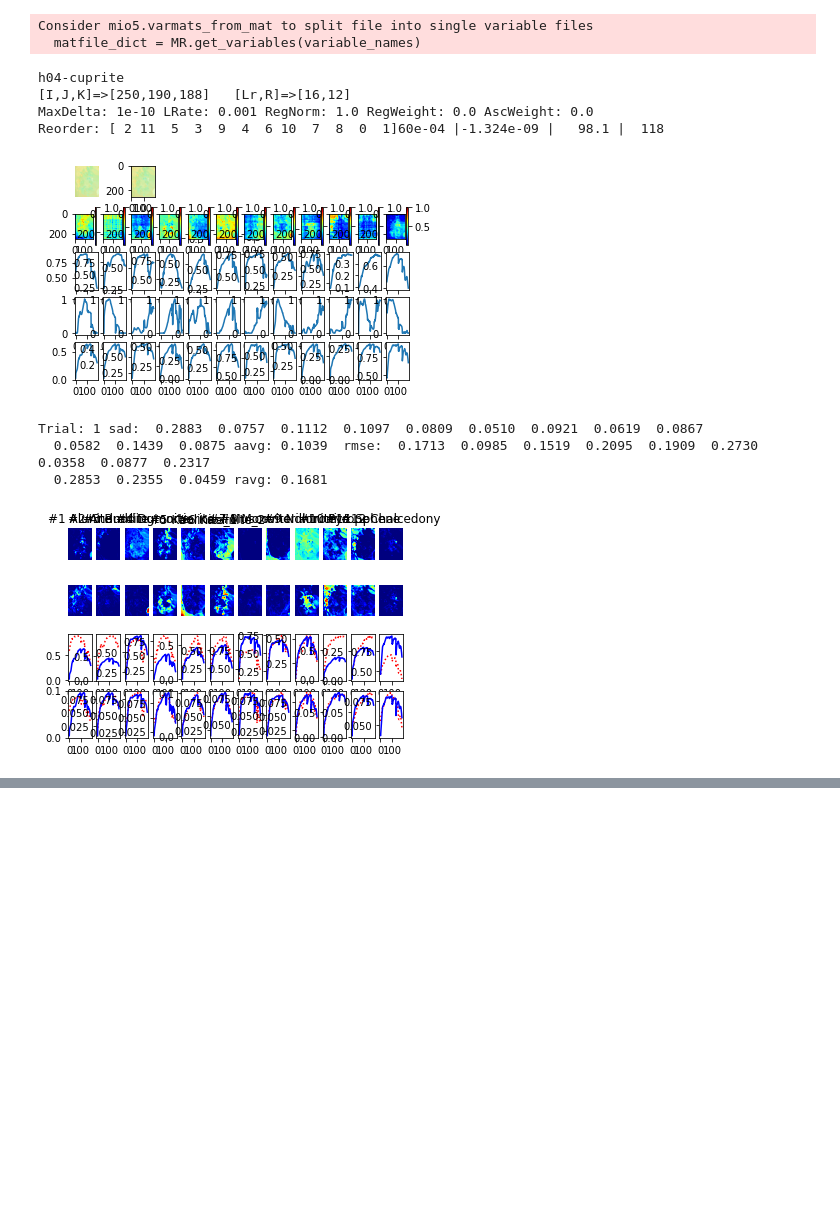
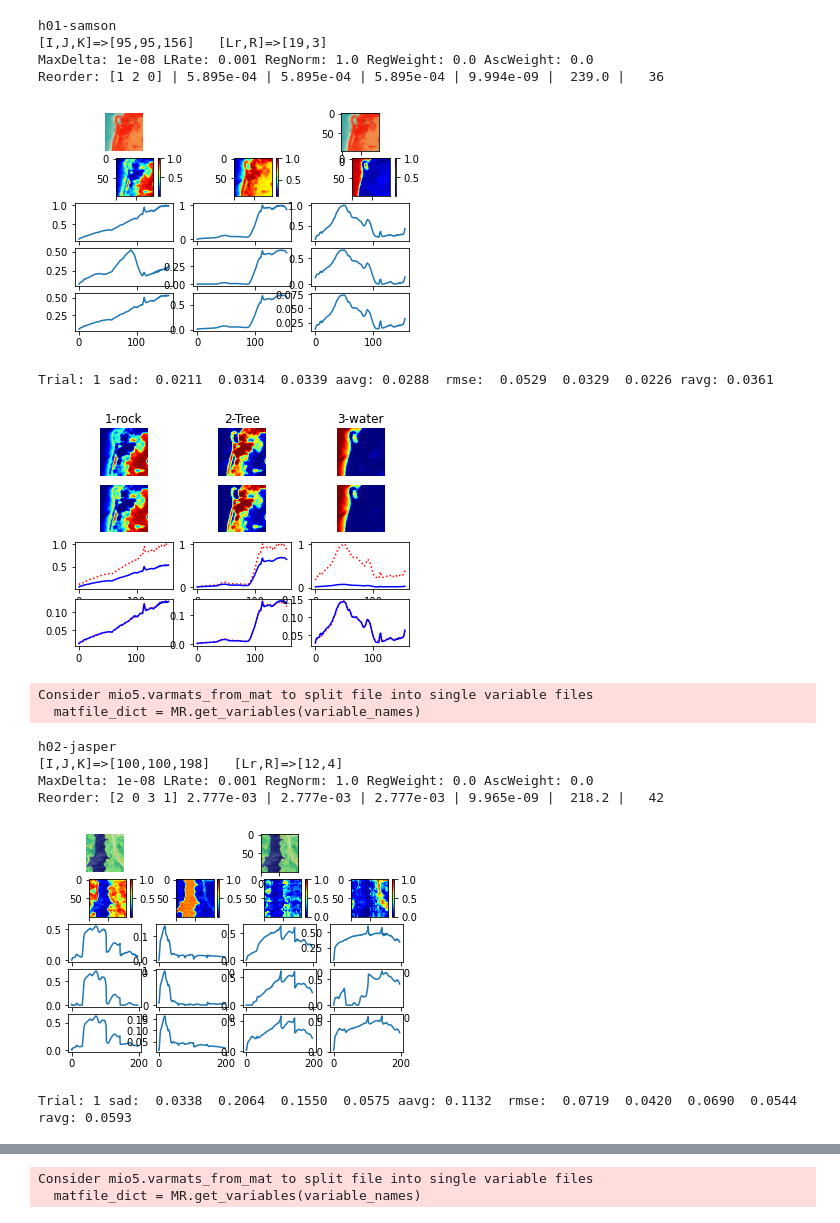
Before and after one commit to wilonavas/NNTF, a Jupyter notebook: scratch.ipynb, the cells around one changed output, grey strips where cells are left out. Saved outputs shown, nothing was run; the diff lists cells and outputs as text; code cells hidden in the pictures; blank space fills up the shorter version.

```diff
--- a/scratch.ipynb
+++ b/scratch.ipynb
@@ -45,60 +28,62 @@ AbundanceFromTarget = False
 # %%
 #for fn,Lr in zip(filenames,lowranks):
 for fn in filenames:
-    for Lr in lowranks:
+    #for Lr in lowranks:
         matdict = sio.loadmat(datapath + fn)
         Y = matdict['hsiten']
         Sgt = matdict['Sgt']
         Sname = matdict['Sname']
-
         # R = 6
         # Sgt = np.random.uniform(size=(Y.shape[2],R))
 
         ### L-inf Normalized on mode-2
         Y = Y/np.max(Y)
-        Yninf = np.linalg.norm(Y, ord=np.inf, axis=2, keepdims=True)
-        Yn2 = np.linalg.norm(Y, ord=2, axis=2, keepdims=True)
-        Y=Y/Yninf
+        NormType = np.inf
+        Ynorm = np.linalg.norm(Y, ord=NormType, axis=2, keepdims=True)
+        Y=Y/Ynorm
 
         [I,J,K] = Y.shape
         [K,R] = Sgt.shape
+        Lr = np.math.floor(np.maximum(I,J)**2/(R*K))
         print(fn)
         print(f'[I,J,K]=>[{I},{J},{K}]   [Lr,R]=>[{Lr},{R}]')
         parms.prnt()
 
         for i in trials:
             # Instanciate Model
             model = LrModel(Y,Lr,R,seed=i,parms=parms)
             model.run_optimizer()
             # Compute endmembers using spatial components
             # and reconstructed tensor
 
-            Sprime = get_endmembers(model,
-                AbundanceThreshold,
-                norms=Yninf,
-                fromtarget=AbundanceFromTarget)
+            Sprime = get_endmembers(model, AbundanceThreshold,
+                norms=Ynorm, fromtarget=AbundanceFromTarget)
             (Sprime,p) = reorder(Sprime,Sgt)
             print(f'Reorder: {p}')
             plot_decomposition(model,Sgt,Sprime,p)
             plt.show()
 
             # Compute Fully Constrained Least Squares
             A = fcls_np(Y,Sprime)
             Agt = read_agt(matdict)
             nx = math.floor(matdict['nx'])
             mtx = compute_metrics(i,Sgt, Sprime, A, Agt)
             # plot_abundance(Agt,A,nx)
             plot_all(Agt,A,nx,model,Sgt,Sprime,p,Sname)
             plt.show()
 # %% [output]
-Consider mio5.varmats_from_mat to split file into single variable files
-  matfile_dict = MR.get_variables(variable_names)
+h01-samson
+[I,J,K]=>[95,95,156]   [Lr,R]=>[19,3]
+MaxDelta: 1e-08 LRate: 0.001 RegNorm: 1.0 RegWeight: 0.0 AscWeight: 0.0
+Reorder: [1 2 0] | 5.895e-04 | 5.895e-04 | 5.895e-04 | 9.994e-09 |  239.0 |   36
+[figure, new version]
-h04-cuprite
-[I,J,K]=>[250,190,188]   [Lr,R]=>[16,12]
-MaxDelta: 1e-10 LRate: 0.001 RegNorm: 1.0 RegWeight: 0.0 AscWeight: 0.0
-Reorder: [ 2 11  5  3  9  4  6 10  7  8  0  1]60e-04 |-1.324e-09 |   98.1 |  118
+Trial: 1 sad:  0.0211  0.0314  0.0339 aavg: 0.0288  rmse:  0.0529  0.0329  0.0226 ravg: 0.0361
-[figure, old version]
+[figure, new version]
-Trial: 1 sad:  0.2883  0.0757  0.1112  0.1097  0.0809  0.0510  0.0921  0.0619  0.0867
-  0.0582  0.1439  0.0875 aavg: 0.1039  rmse:  0.1713  0.0985  0.1519  0.2095  0.1909  0.2730  0.0358  0.0877  0.2317
-  0.2853  0.2355  0.0459 ravg: 0.1681
+Consider mio5.varmats_from_mat to split file into single variable files
+  matfile_dict = MR.get_variables(variable_names)
-[figure, old version]
+h02-jasper
+[I,J,K]=>[100,100,198]   [Lr,R]=>[12,4]
+MaxDelta: 1e-08 LRate: 0.001 RegNorm: 1.0 RegWeight: 0.0 AscWeight: 0.0
+Reorder: [2 0 3 1] 2.777e-03 | 2.777e-03 | 2.777e-03 | 9.965e-09 |  218.2 |   42
+[figure, added]
+Trial: 1 sad:  0.0338  0.2064  0.1550  0.0575 aavg: 0.1132  rmse:  0.0719  0.0420  0.0690  0.0544 ravg: 0.0593
@@ -104,0 +91,2 @@ Trial: 1 sad:  0.2883  0.0757  0.1112  0.1097  0.0809  0.0510  0.0921  0.0619  0
+Consider mio5.varmats_from_mat to split file into single variable files
+  matfile_dict = MR.get_variables(variable_names)
```
Also changed, not shown: parts of 2 cells of this notebook, 8 other files.
